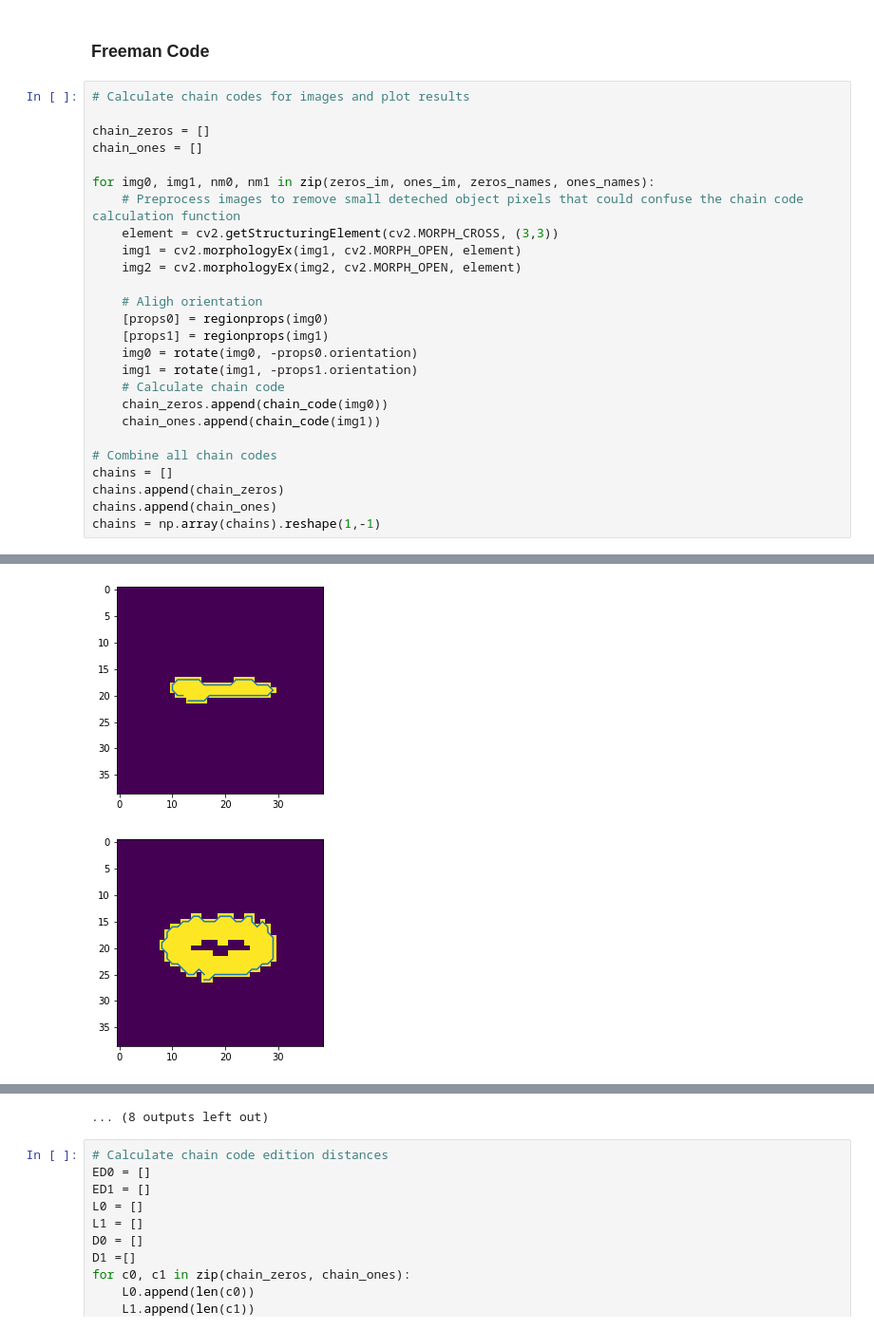
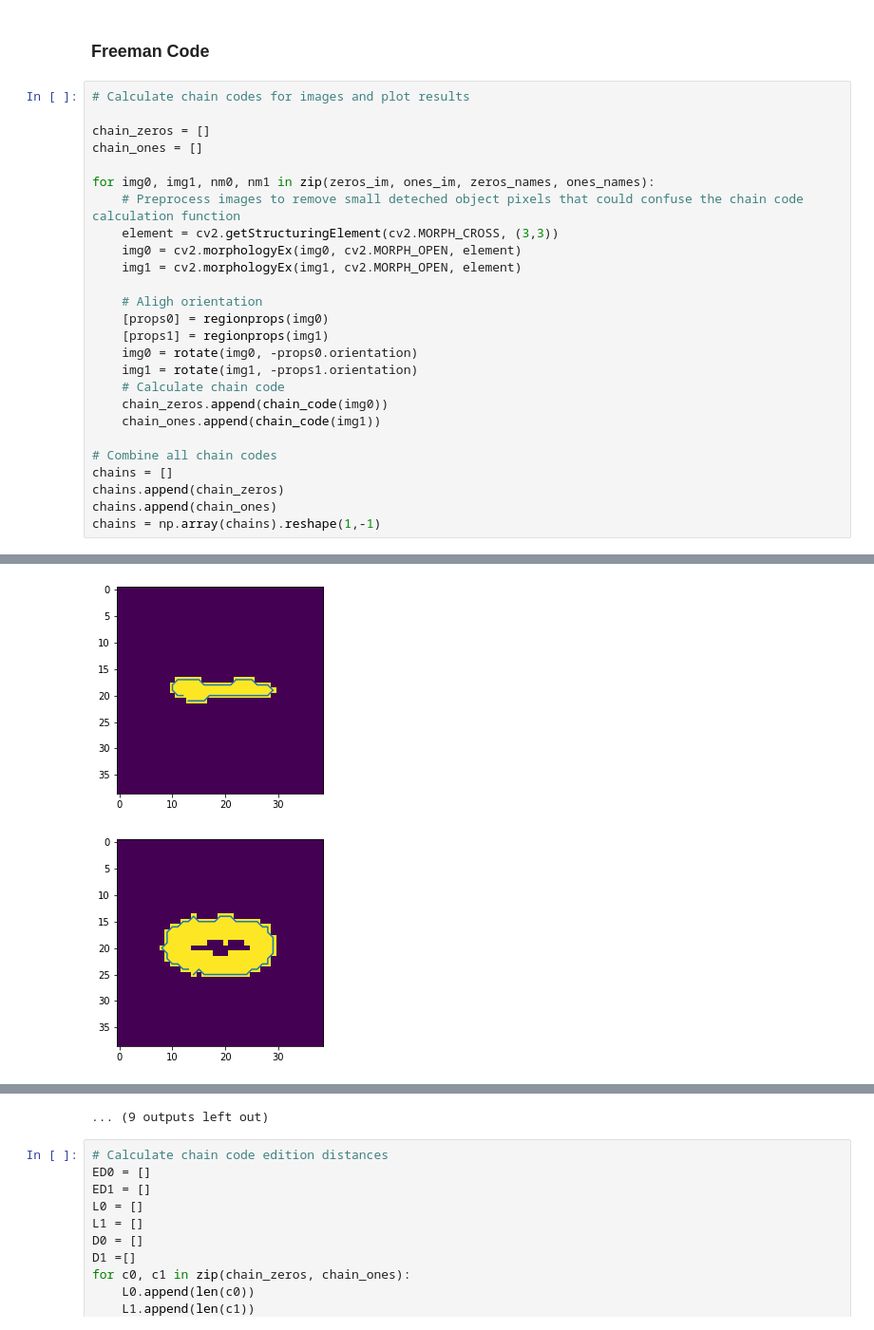
Before and after one commit to Jiang15/Image_analysis_and_pattern-recognition, a Jupyter notebook: Lab 2/lab_02_object_description.ipynb, the cells around one changed output, grey strips where cells are left out. Shown at 95% size. Drawn from its saved outputs; the diff is of its cells as text.

```diff
--- a/Lab 2/lab_02_object_description.ipynb
+++ b/Lab 2/lab_02_object_description.ipynb
@@ -450,8 +449,8 @@ chain_ones = []
 for img0, img1, nm0, nm1 in zip(zeros_im, ones_im, zeros_names, ones_names):
     # Preprocess images to remove small deteched object pixels that could confuse the chain code calculation function
     element = cv2.getStructuringElement(cv2.MORPH_CROSS, (3,3))
+    img0 = cv2.morphologyEx(img0, cv2.MORPH_OPEN, element)
     img1 = cv2.morphologyEx(img1, cv2.MORPH_OPEN, element)
-    img2 = cv2.morphologyEx(img2, cv2.MORPH_OPEN, element)
 
     # Aligh orientation
     [props0] = regionprops(img0)
@@ -476,3 +481,3 @@ chains = np.array(chains).reshape(1,-1)
 [figure]
-[figure, old version]
+[figure, new version]
 [figure]
@@ -483,4 +487,4 @@ chains = np.array(chains).reshape(1,-1)
-... (8 outputs left out)
+... (9 outputs left out)
 # %%
 # Calculate chain code edition distances
 ED0 = []
```
Also changed, not shown: parts of 24 cells of this notebook.
